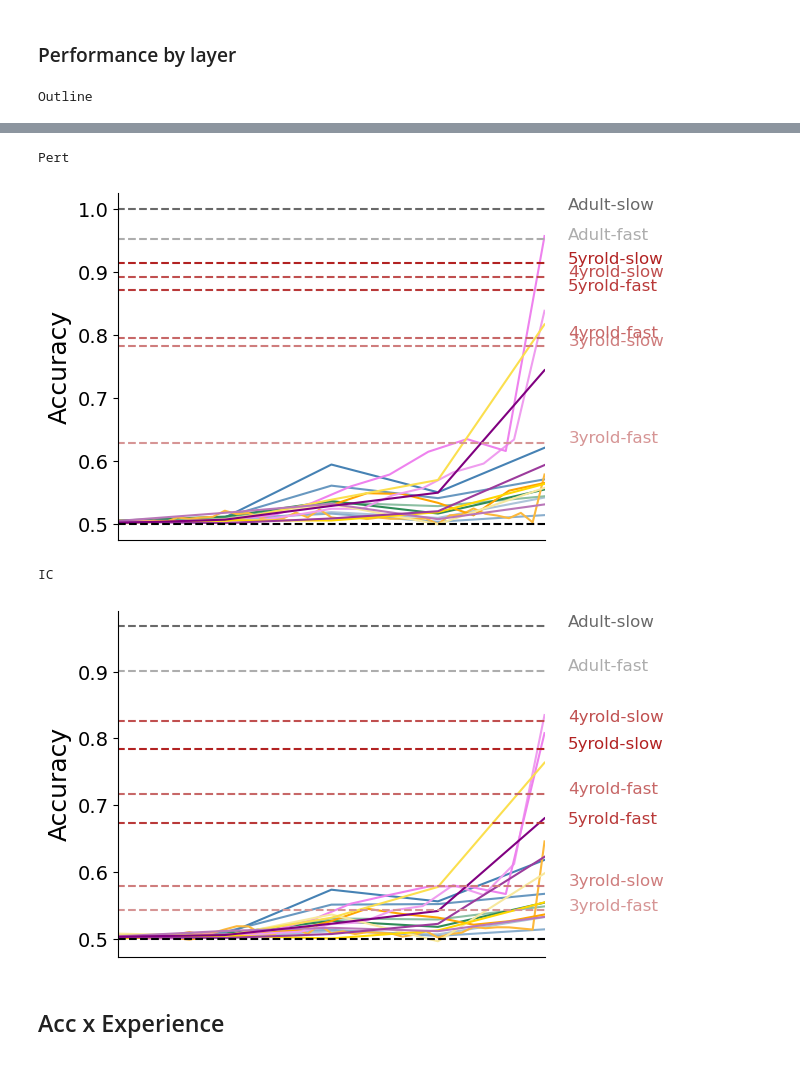
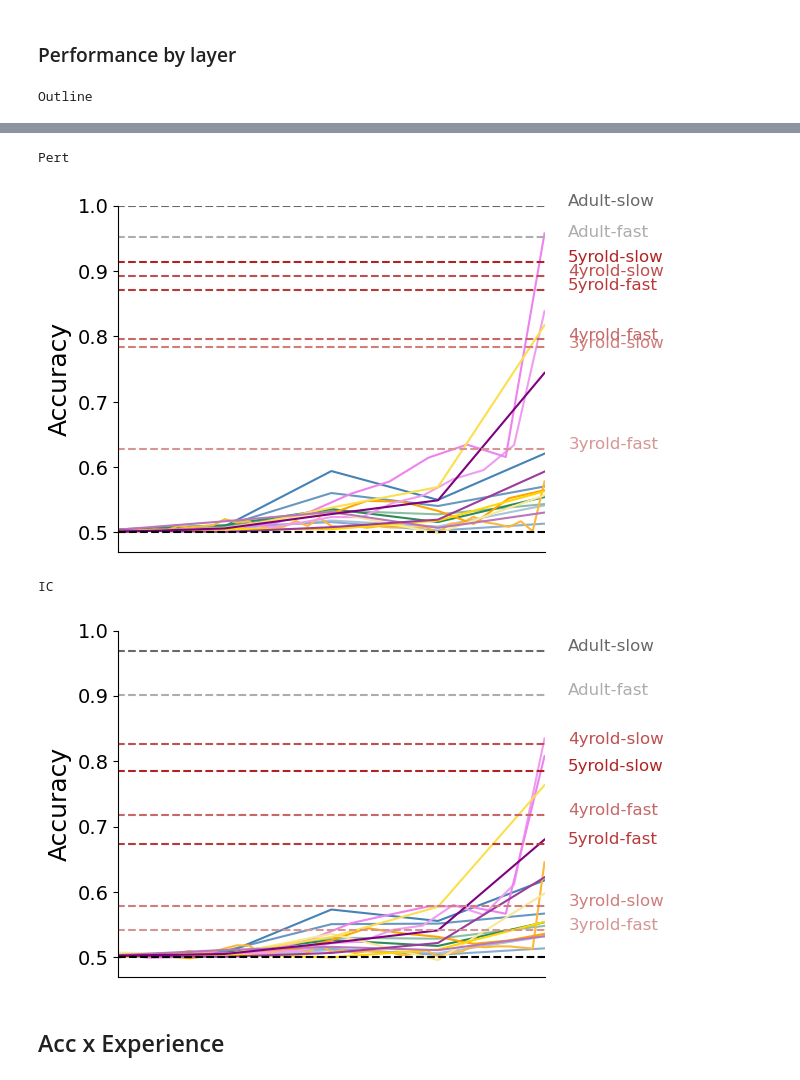
Before and after one commit to vayzenb/kornet, a Jupyter notebook: analyses/model_comparisons.ipynb, the cells around one changed output, grey strips where cells are left out. Drawn from its saved outputs; the diff is of its cells as text; code cells hidden in the pictures.

```diff
--- a/analyses/model_comparisons.ipynb
+++ b/analyses/model_comparisons.ipynb
@@ -458,6 +467,9 @@ for cond in model_conds:
     #add dotted black line at .5
     ax.axhline(y=.5, color='black', linestyle='--')
 
+    #set ylim
+    plt.ylim(.47,1)
+
 
     #set xlim at 1
     ax.set_xlim([1,max_layer])
@@ -477,6 +489,7 @@ for cond in model_conds:
     #save
     cond_name = cond_names[model_conds.index(cond)]
     plt.savefig(f'{fig_dir}/{cond_name}_layerwise{suf}.png', dpi = 300, bbox_inches = 'tight')
+    plt.show()
     plt.pause(.001)
 # %% [output]
 Outline
@@ -484,7 +497,7 @@ Outline
 Pert
-[figure, old version]
+[figure, new version]
 IC
-[figure, old version]
+[figure, new version]
 # %% [markdown]
 ## Acc x Experience
 # %%
```
Also changed, not shown: parts of 18 cells of this notebook, 29 other files.
